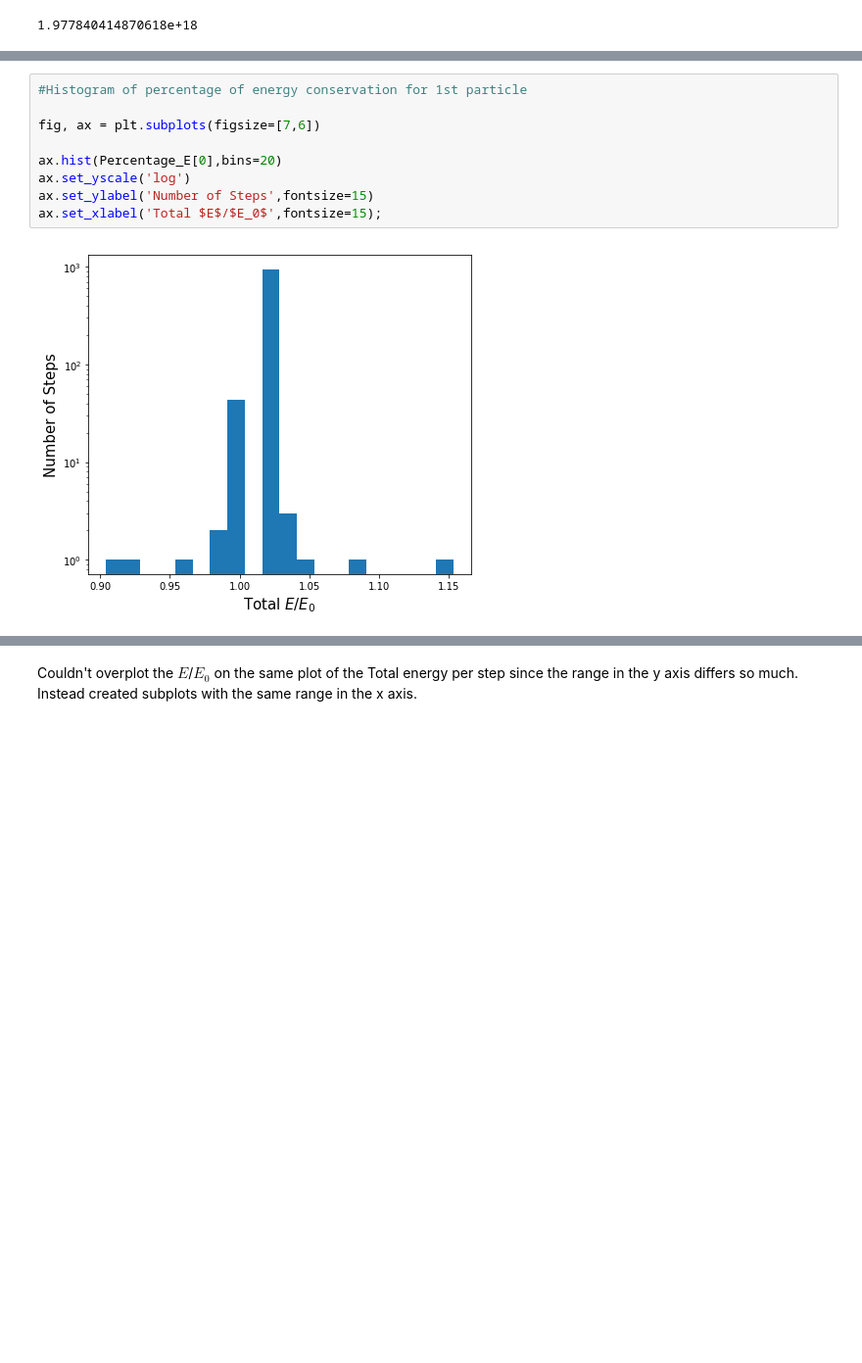
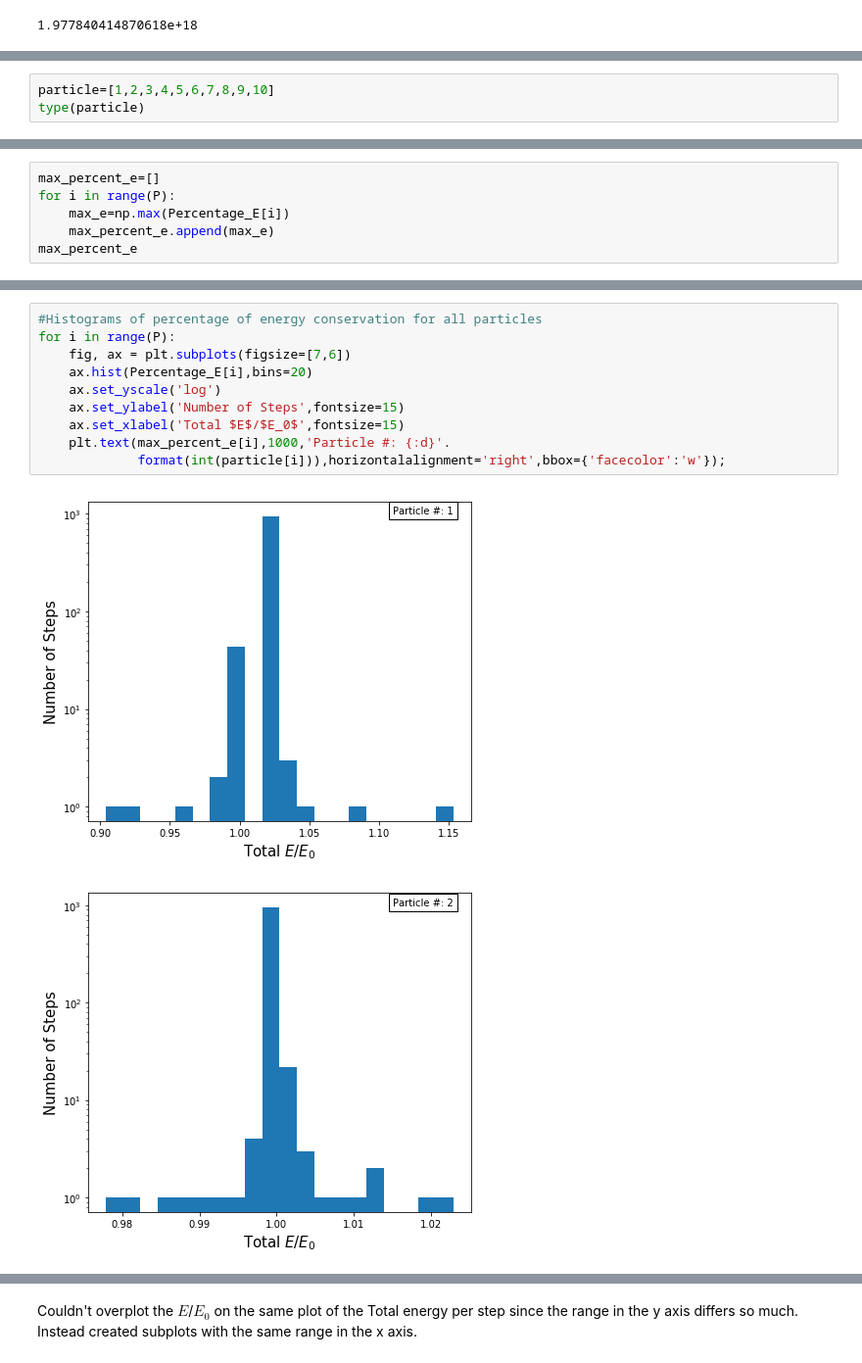
Before and after one commit to ETV337/REU_NU_2020_Project, a Jupyter notebook: DF_sim_v3.ipynb, the cells around one changed output, grey strips where cells are left out. Shown at 98% size. Drawn from its saved outputs; the diff is of its cells as text; blank space fills up the shorter version.

```diff
--- a/DF_sim_v3.ipynb
+++ b/DF_sim_v3.ipynb
@@ -399,3 +401,6 @@ array([[1.        , 0.9999951 , 0.99998989, 0.99998433, 0.99997839,
         1.00010616, 1.00010616, 1.00010616, 1.00010616, 1.00010615,
         1.00010615, 1.00010615, 1.00010615, 1.00010615, 1.00010615,
         1.00010615, 1.00010615, 1.00010615, 1.00010615, 1.00010615]])
+# %%
+particle=[1,2,3,4,5,6,7,8,9,10]
+type(particle)
@@ -401,0 +409,6 @@ array([[1.        , 0.9999951 , 0.99998989, 0.99998433, 0.99997839,
+# %%
+max_percent_e=[]
+for i in range(P):
+    max_e=np.max(Percentage_E[i])
+    max_percent_e.append(max_e)
+max_percent_e
@@ -402,11 +429,13 @@ array([[1.        , 0.9999951 , 0.99998989, 0.99998433, 0.99997839,
 # %%
-#Histogram of percentage of energy conservation for 1st particle
-
-fig, ax = plt.subplots(figsize=[7,6])
-
-ax.hist(Percentage_E[0],bins=20)
-ax.set_yscale('log')
-ax.set_ylabel('Number of Steps',fontsize=15)
-ax.set_xlabel('Total $E$/$E_0$',fontsize=15);
+#Histograms of percentage of energy conservation for all particles
+for i in range(P):
+    fig, ax = plt.subplots(figsize=[7,6])
+    ax.hist(Percentage_E[i],bins=20)
+    ax.set_yscale('log')
+    ax.set_ylabel('Number of Steps',fontsize=15)
+    ax.set_xlabel('Total $E$/$E_0$',fontsize=15)
+    plt.text(max_percent_e[i],1000,'Particle #: {:d}'.
+             format(int(particle[i])),horizontalalignment='right',bbox={'facecolor':'w'});
 # %% [output]
-[figure, old version]
+[figure, new version]
+[figure, added]
```
Also changed, not shown: parts of 37 cells of this notebook, 3 other files.
